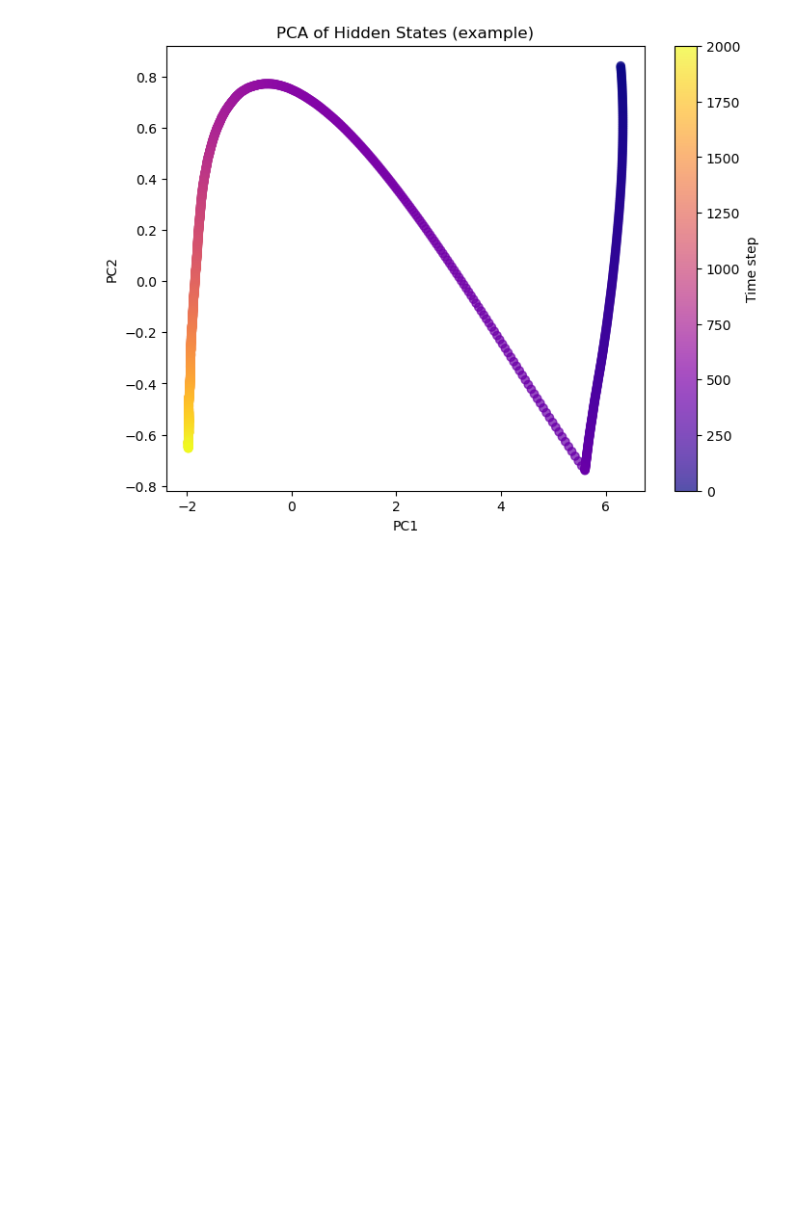
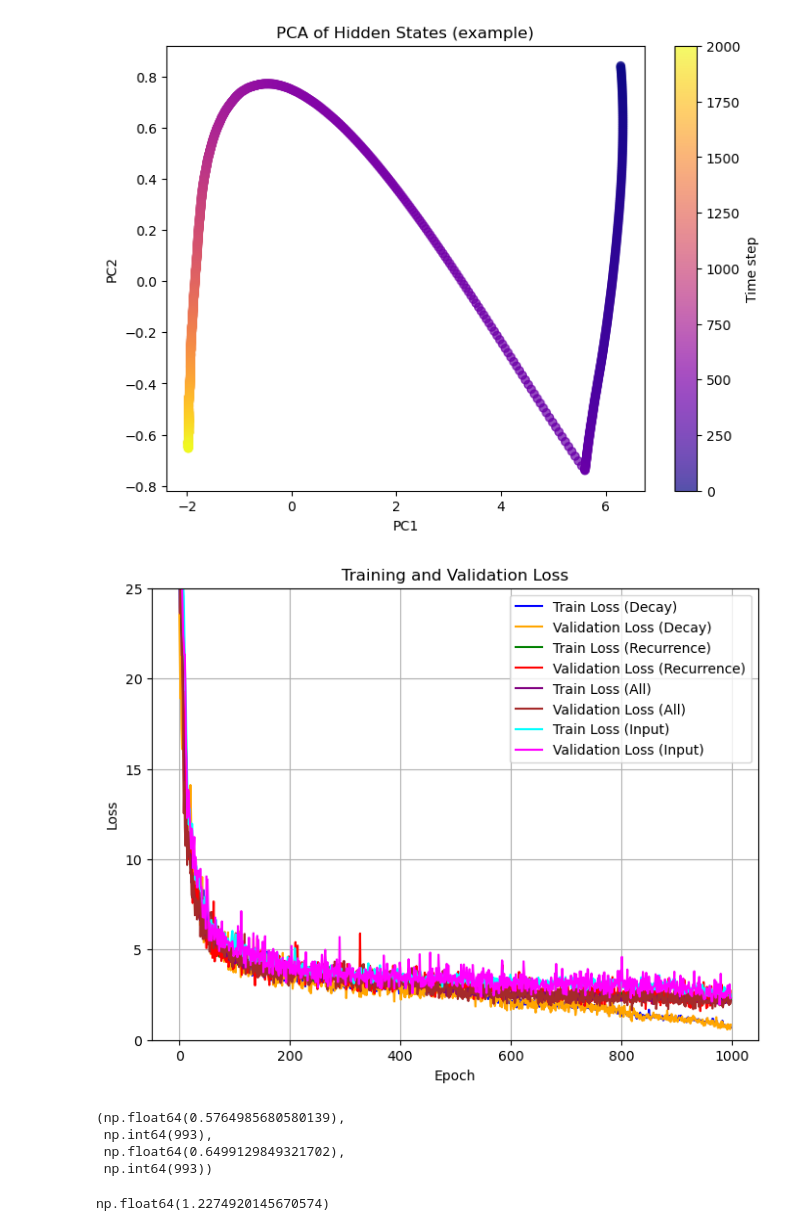
Before and after one commit to ahiggs13/timescale_RNN, a Jupyter notebook: test.ipynb, the cells around one changed output. Drawn from its saved outputs; the diff is of its cells as text; code cells hidden in the pictures; blank space fills up the shorter version.

```diff
--- a/test.ipynb
+++ b/test.ipynb
@@ -112,3 +117,44 @@ plt.colorbar(sc, label='Time step')
 plt.show()
 # %% [output]
 [figure]
+# %%
+train_loss = np.load('decay_review_0/train_losses.npy')
+val_loss = np.load('decay_review_0/val_losses.npy')
+train_loss2 = np.load('recurrance_review_0/train_losses.npy')
+val_loss2 = np.load('recurrance_review_0/val_losses.npy')
+train_loss3 = np.load('all_review_0/train_losses.npy')
+val_loss3 = np.load('all_review_0/val_losses.npy')
+train_loss4 = np.load('input_review_0/train_losses.npy')
+val_loss4 = np.load('input_review_0/val_losses.npy')
+# %%
+plt.figure(figsize=(8,6))
+plt.plot(train_loss[1:], label='Train Loss (Decay)', color='blue')
+plt.plot(val_loss[1:], label='Validation Loss (Decay)', color='orange')
+plt.plot(train_loss2[1:], label='Train Loss (Recurrence)', color='green')
+plt.plot(val_loss2[1:], label='Validation Loss (Recurrence)', color='red')
+plt.plot(train_loss3[1:], label='Train Loss (All)', color='purple')
+plt.plot(val_loss3[1:], label='Validation Loss (All)', color='brown')
+plt.plot(train_loss4[1:], label='Train Loss (Input)', color='cyan')
+plt.plot(val_loss4[1:], label='Validation Loss (Input)', color='magenta')
+
+
+plt.xlabel('Epoch')
+plt.ylabel('Loss')
+plt.title('Training and Validation Loss')
+plt.ylim(0,25)
+plt.legend()
+plt.grid()
+plt.show()
+# %% [output]
+[figure, added]
+# %%
+np.min(val_loss), np.argmin(val_loss), np.min(train_loss), np.argmin(train_loss)
+# %% [output]
+(np.float64(0.5764985680580139),
+ np.int64(993),
+ np.float64(0.6499129849321702),
+ np.int64(993))
+# %%
+val_loss[866]
+# %% [output]
+np.float64(1.2274920145670574)
```
Also changed, not shown: parts of 3 cells of this notebook.
